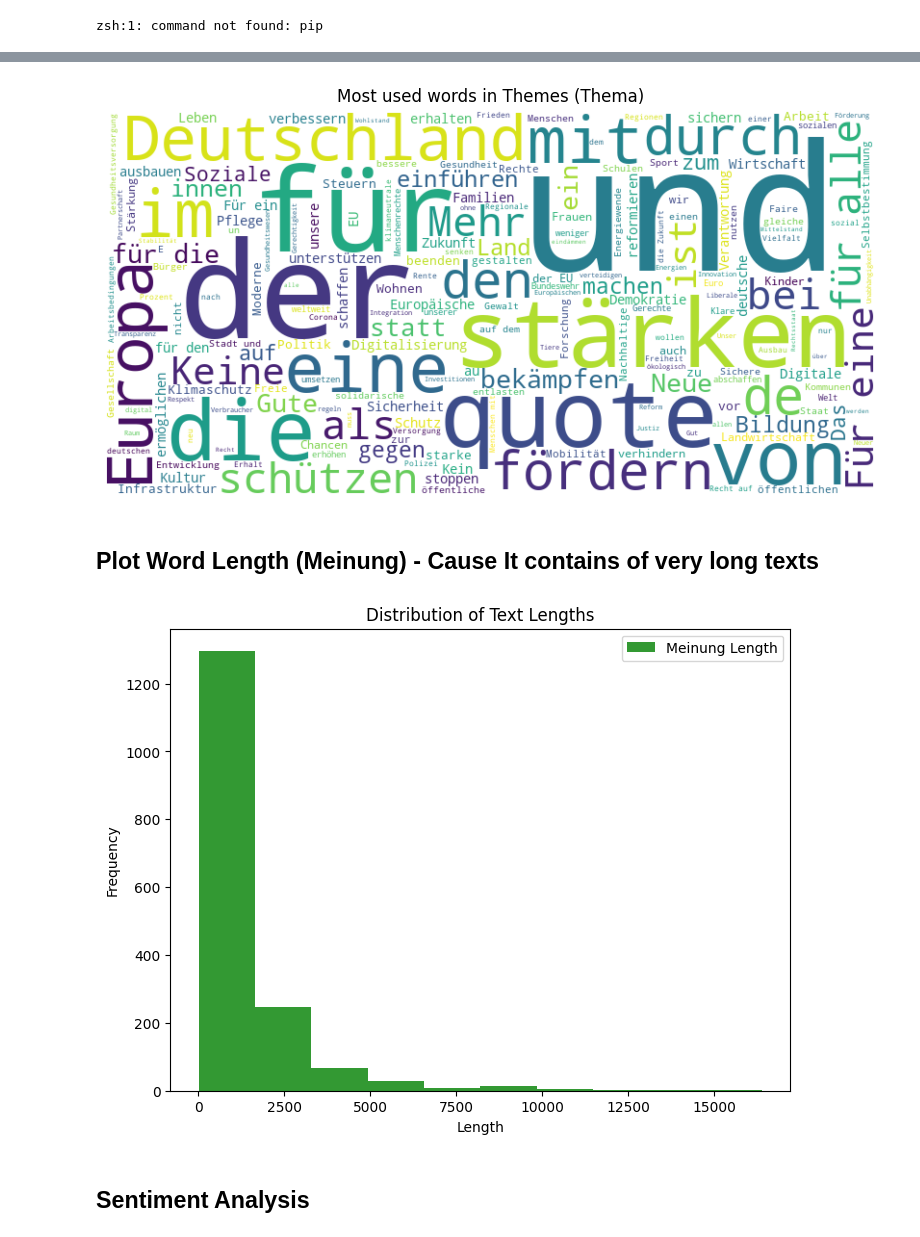
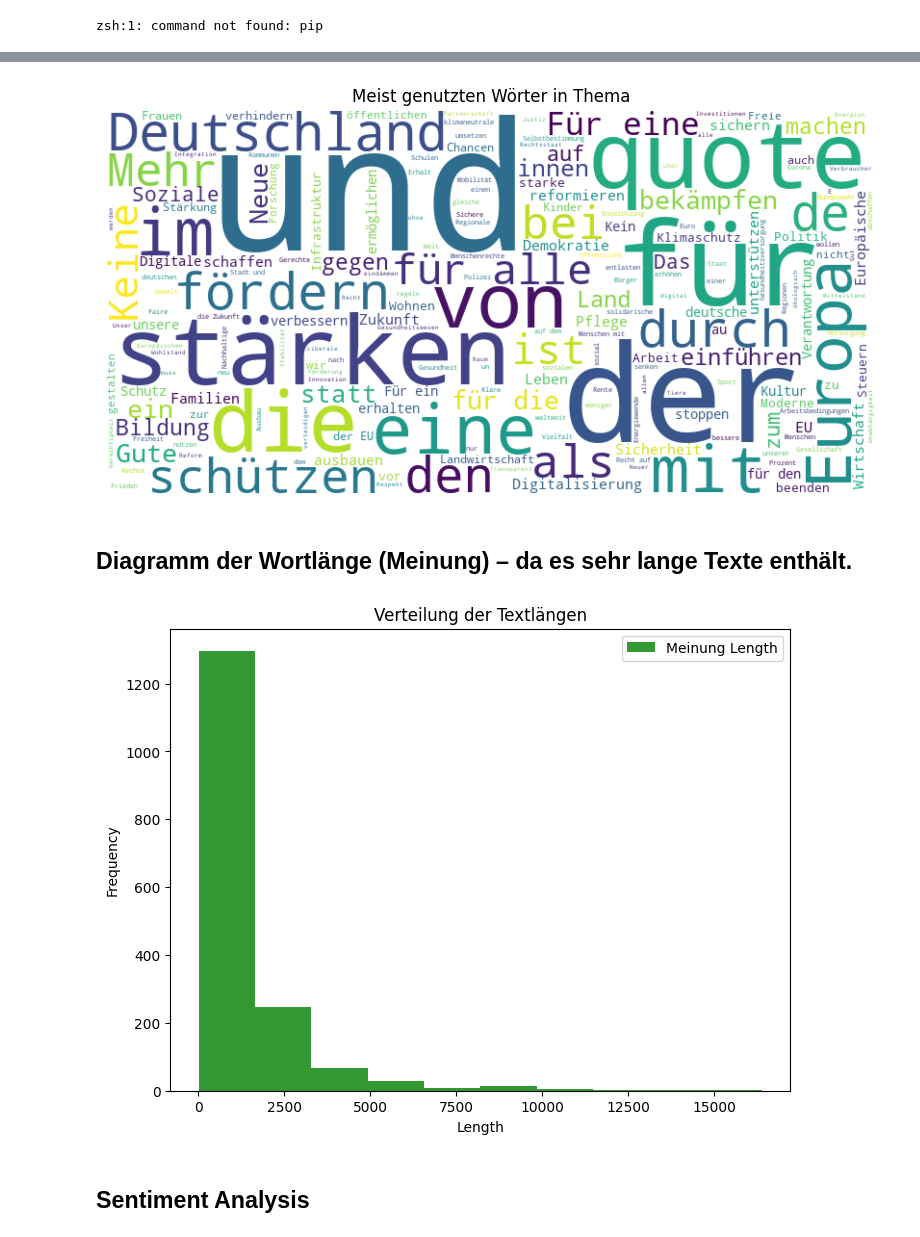
Before and after one commit to Abodx9/KI-BigData, a Jupyter notebook: Vektordatenbanken/Visualization.ipynb, the cells around one changed output, grey strips where cells are left out. Saved outputs shown, nothing was run; the diff lists cells and outputs as text; code cells hidden in the pictures.

```diff
--- a/Vektordatenbanken/Visualization.ipynb
+++ b/Vektordatenbanken/Visualization.ipynb
@@ -45,28 +45,28 @@ plt.show()
 # %%
 te_thema = " ".join(thema for thema in df['Thema'].dropna())
 wc_thema = WordCloud(width=800, height=400, background_color='white').generate(te_thema)
 
 plt.figure(figsize=(10, 5))
 plt.imshow(wc_thema, interpolation='bilinear')
 plt.axis("off")
-plt.title("Most used words in Themes (Thema)")
+plt.title("Meist genutzten Wörter in Thema")
 plt.show()
 # %% [output]
-[figure, old version]
+[figure, new version]
-# %% [markdown]
-## Plot Word Length (Meinung) - Cause It contains of very long texts
+# %% [markdown]
+## Diagramm der Wortlänge (Meinung) – da es sehr lange Texte enthält.
 # %%
 df['Meinung_Length'] = df['Meinung'].dropna().apply(len)
 
 plt.figure(figsize=(8, 6))
 plt.hist(df['Meinung_Length'], bins=10, alpha=0.8, label='Meinung Length', color='green')
-plt.title("Distribution of Text Lengths")
+plt.title("Verteilung der Textlängen")
 plt.xlabel("Length")
 plt.ylabel("Frequency")
 plt.legend()
 plt.show()
 # %% [output]
-[figure, old version]
+[figure, new version]
 # %% [markdown]
 ## Sentiment Analysis
 # %%
```
Also changed, not shown: parts of 11 cells of this notebook.
